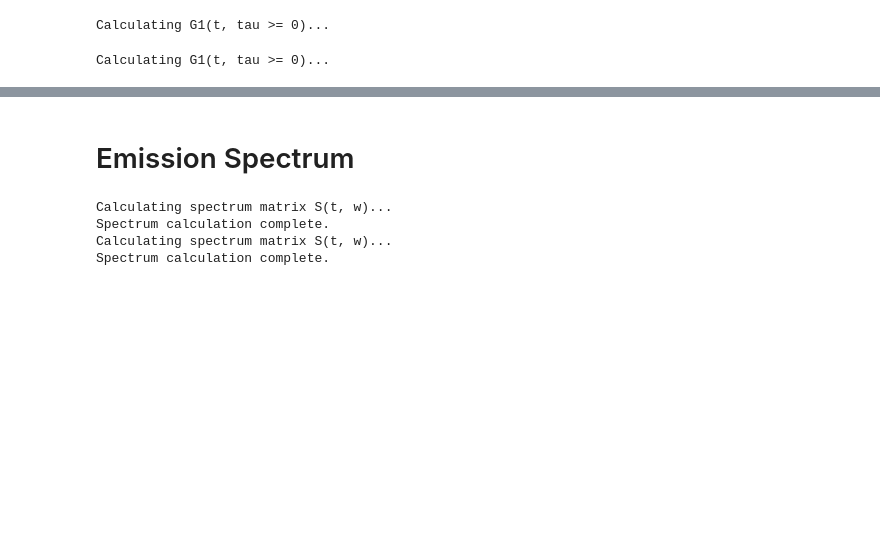
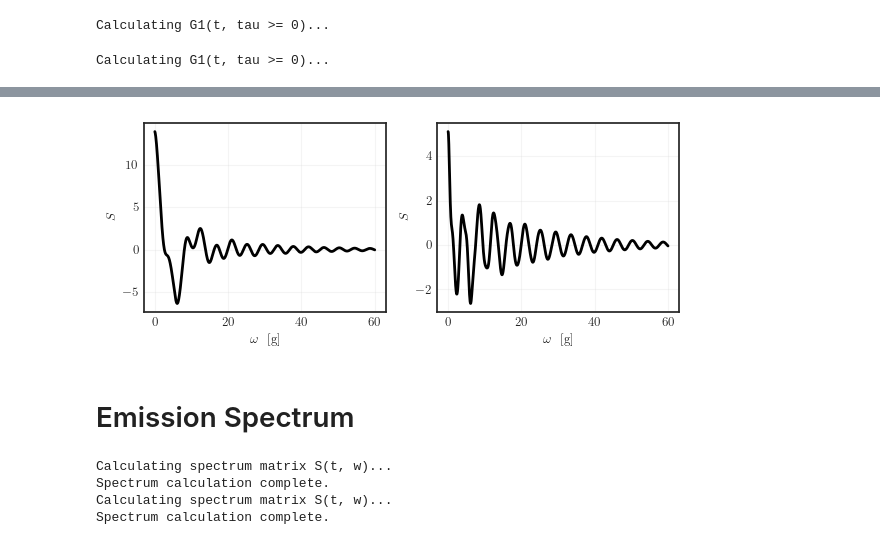
Before and after one commit to juardilag/Pulsed-cQED, a Jupyter notebook: test.ipynb, the cells around one changed output, grey strips where cells are left out. Saved outputs shown, nothing was run; the diff lists cells and outputs as text; code cells hidden in the pictures; blank space fills up the shorter version.

```diff
--- a/test.ipynb
+++ b/test.ipynb
@@ -152,6 +150,23 @@ cbar_atom = fig.colorbar(plot_2, ax=ax[1])
 # %%
 g1_integrated_light = jnp.trapezoid(G1_light_matrix, x=t_array, axis=0)
 g1_integrated_atom = jnp.trapezoid(G1_atom_matrix, x=t_array, axis=0)
+# %%
+fig, ax = plt.subplots(1, 2, figsize=(6, 2.5))
+ax[0].plot(tau_array_pos, jnp.real(g1_integrated_light), linewidth = 2, color = 'k')
+ax[0].set_xlabel(r'$\omega \ $ [g]')
+ax[0].set_ylabel(r'$S \ $')
+ax[0].grid(alpha = 0.2)
+
+ax[1].plot(tau_array_pos, jnp.real(g1_integrated_atom), linewidth = 2, color = 'k')
+ax[1].set_xlabel(r'$\omega \ $ [g]')
+ax[1].set_ylabel(r'$S \ $')
+ax[1].grid(alpha = 0.2)
+
+plt.tight_layout()
+#plt.savefig('matter_integrated_emission_spectrum.png', dpi = 300, bbox_inches ='tight')
+plt.show()
+# %% [output]
+[figure, added]
 # %% [markdown]
 # Emission Spectrum
 # %%
```
Also changed, not shown: parts of 2 cells of this notebook.
